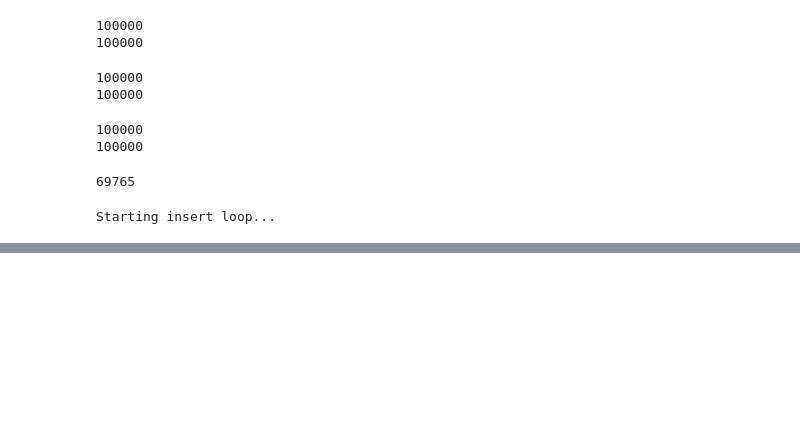
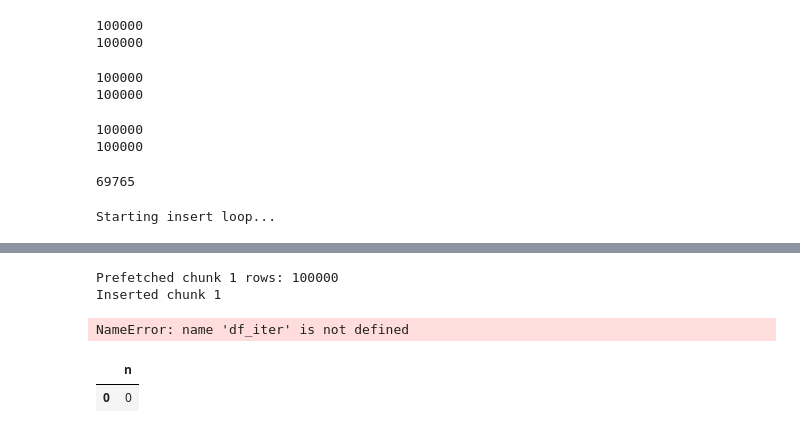
Before and after one commit to waigisteve/docker_dataengjneering_module1, a Jupyter notebook: pipeline/notebook.ipynb, the cells around one changed output, grey strips where cells are left out. Cells and saved outputs as stored; diff of their text form; code cells hidden in the pictures; blank space fills up the shorter version.

```diff
--- a/pipeline/notebook.ipynb
+++ b/pipeline/notebook.ipynb
@@ -390,0 +465,59 @@ Starting insert loop...
+# %%
+import pandas as pd
+from tqdm import tqdm
+
+csv_url = "https://github.com/DataTalksClub/nyc-tlc-data/releases/download/yellow/yellow_tripdata_2021-01.csv.gz"
+
+df_iter = pd.read_csv(
+    csv_url,
+    iterator=True,
+    chunksize=100_000,
+    dtype={"store_and_fwd_flag": "string"},
+    low_memory=False,
+)
+
+first_chunk = next(df_iter)
+print("Prefetched chunk 1 rows:", len(first_chunk))
+
+first_chunk.head(0).to_sql(
+    name="yellow_taxi_data",
+    con=engine,
+    if_exists="replace",
+    index=False,
+)
+
+first_chunk.to_sql(
+    name="yellow_taxi_data",
+    con=engine,
+    if_exists="append",
+    index=False,
+    method="multi",
+)
+print("Inserted chunk 1")
+
+for i, df_chunk in enumerate(tqdm(df_iter, total=13), start=2):
+    df_chunk.to_sql(
+        name="yellow_taxi_data",
+        con=engine,
+        if_exists="append",
+        index=False,
+        method="multi",
+    )
+    print(f"Inserted chunk {i}")
+# %% [output]
+Prefetched chunk 1 rows: 100000
+Inserted chunk 1
+# %%
+from tqdm import tqdm
+
+for i, df_chunk in enumerate(tqdm(df_iter, total=13), start=2):
+    df_chunk.to_sql(
+        name="yellow_taxi_data",
+        con=engine,
+        if_exists="append",
+        index=False,
+        method="multi",
+    )
+    print(f"Inserted chunk {i}")
+# %% [output]
+NameError: name 'df_iter' is not defined
@@ -390,0 +580,16 @@ Starting insert loop...
+# %%
+import os
+import pandas as pd
+from sqlalchemy import create_engine
+
+engine = create_engine(
+    f"postgresql+psycopg2://"
+    f"{os.environ['POSTGRES_USER']}:{os.environ['POSTGRES_PASSWORD']}"
+    f"@{os.environ.get('POSTGRES_HOST','ny_taxi_pg')}:{os.environ.get('POSTGRES_PORT',5432)}"
+    f"/{os.environ['POSTGRES_DB']}"
+)
+
+pd.read_sql("SELECT COUNT(*) AS n FROM yellow_taxi_data", con=engine)
+# %% [output]
+|  | n |
+| 0 | 0 |
```
Also changed, not shown: parts of 15 cells of this notebook.
